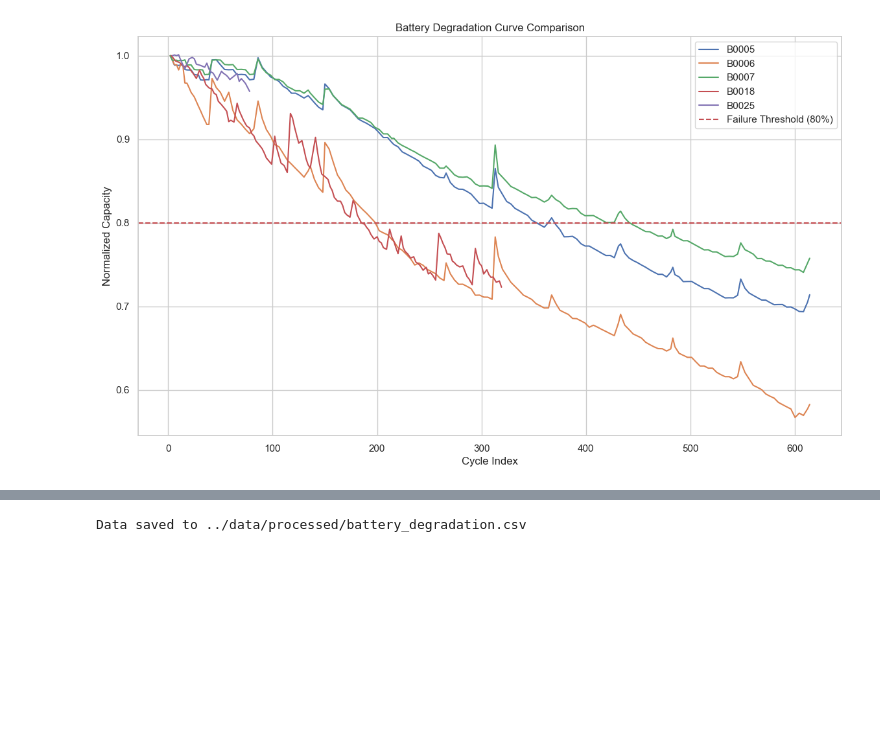
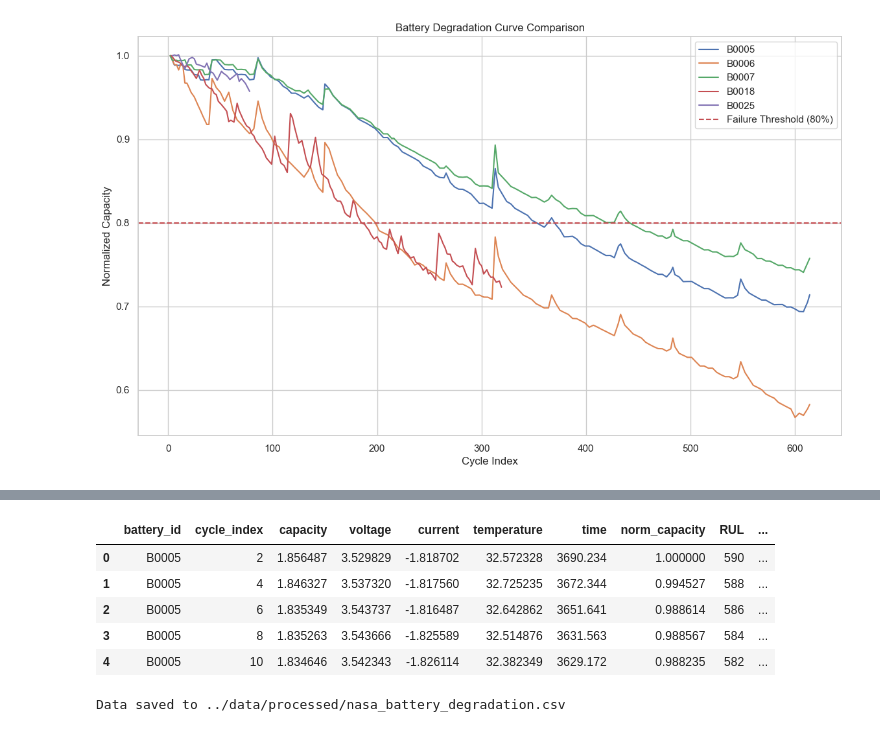
Before and after one commit to TyroneZeka/battery-health-forecasting, a Jupyter notebook: notebooks/nasa_battery_preprocessing.ipynb, the cells around one changed output, grey strips where cells are left out. Cells and saved outputs as stored; diff of their text form; code cells hidden in the pictures; blank space fills up the shorter version.

```diff
--- a/notebooks/nasa_battery_preprocessing.ipynb
+++ b/notebooks/nasa_battery_preprocessing.ipynb
@@ -190,16 +168,0 @@ KeyError: 'norm_capacity'
-# %%
-# --- 5. Sort and Compute Cumulative Capacity per Battery ---
-df_battery = df_battery.sort_values(by=['battery_id', 'cycle_index']).reset_index(drop=True)
-
-# Group by battery and compute cumulative capacity
-grouped = df_battery.groupby('battery_id')
-
-# Get initial capacity for normalization
-initial_caps = grouped['capacity'].first().to_dict()
-
-# Add normalized capacity column
-df_battery['norm_capacity'] = df_battery.apply(
-    lambda row: row['capacity'] / initial_caps[row['battery_id']], axis=1
-)
-
-print("Normalized capacity added.")
@@ -227,9 +248,45 @@ plt.show()
+# %%
+# --- 6. Standardize Column Names (for both notebooks) ---
+# For Oxford: Rename and drop unnecessary columns
+if 'Battery_ID' in df_battery.columns:
+    df_oxford.rename(columns={
+        'Battery_ID': 'battery_id',
+        'Voltage_V': 'voltage',
+        'Current_A': 'current',
+        'Temperature_C': 'temperature',
+        'Time_s': 'time',
+        'Cycle_Index': 'cycle_index',
+        'Capacity_Ah': 'capacity',
+        'Norm_Capacity': 'norm_capacity',
+        'RUL': 'RUL'
+    }, inplace=True)
+    # Drop columns we don't need
+    cols_to_drop = ['Cycle_Type', 'initial_capacity']
+    df_battery = df_battery.drop(columns=[col for col in cols_to_drop if col in df_battery.columns])
+
+# For NASA: Ensure the dataset column is present
+# df_oxford['dataset'] = 'Oxford' # Add this if it's not already there
+
+# Final list of columns we want
+final_columns = ['battery_id', 'cycle_index', 'capacity', 'voltage', 'current', 'temperature', 'time', 'norm_capacity', 'RUL', 'dataset']
+
+
+df_battery = df_battery[final_columns] # Make sure df_oxford has these columns
+# %%
+df_battery.head()
+# %% [output]
+|  | battery_id | cycle_index | capacity | voltage | current | temperature | time | norm_capacity | RUL | ... |
+| 0 | B0005 | 2 | 1.856487 | 3.529829 | -1.818702 | 32.572328 | 3690.234 | 1.000000 | 590 | ... |
+| 1 | B0005 | 4 | 1.846327 | 3.537320 | -1.817560 | 32.725235 | 3672.344 | 0.994527 | 588 | ... |
+| 2 | B0005 | 6 | 1.835349 | 3.543737 | -1.816487 | 32.642862 | 3651.641 | 0.988614 | 586 | ... |
+| 3 | B0005 | 8 | 1.835263 | 3.543666 | -1.825589 | 32.514876 | 3631.563 | 0.988567 | 584 | ... |
+| 4 | B0005 | 10 | 1.834646 | 3.542343 | -1.826114 | 32.382349 | 3629.172 | 0.988235 | 582 | ... |
 # %%
 # --- 7. Save Processed Data ---
-output_path = '../data/processed/battery_degradation.csv'
+output_path = '../data/processed/nasa_battery_degradation.csv'
 os.makedirs(os.path.dirname(output_path), exist_ok=True)
 df_battery.to_csv(output_path, index=False)
 
 print(f"Data saved to {output_path}")
 # %% [output]
-Data saved to ../data/processed/battery_degradation.csv
+Data saved to ../data/processed/nasa_battery_degradation.csv
```
Also changed, not shown: parts of 7 cells of this notebook, 3 other files.
